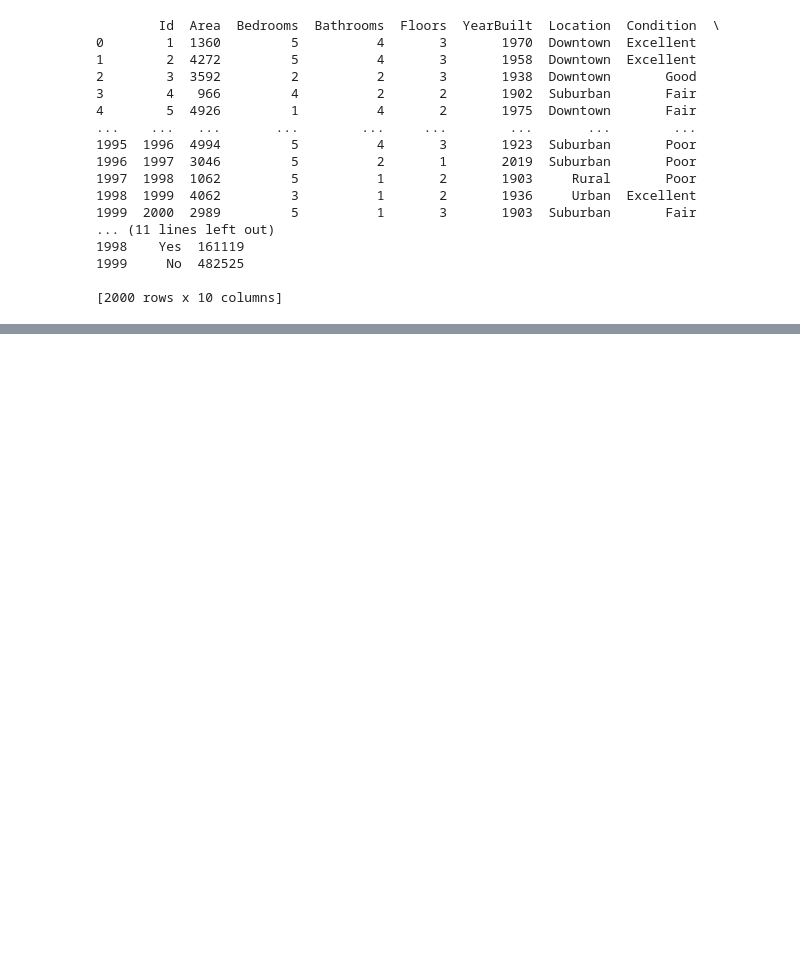
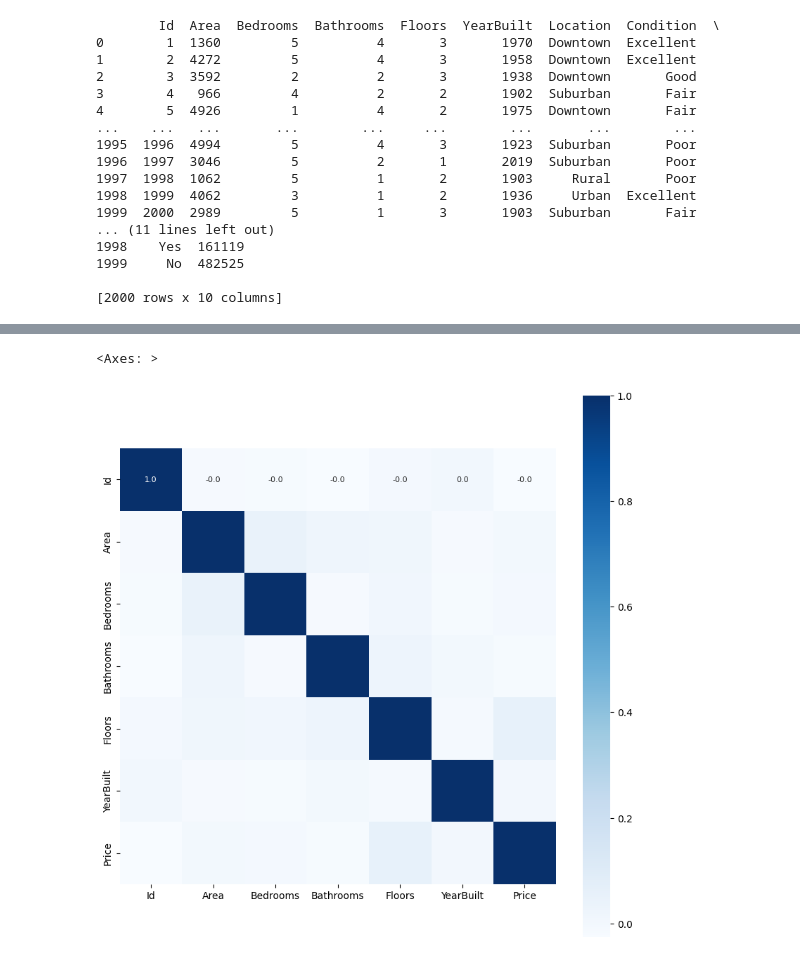
Before and after one commit to Rejina10-tech/ML_House-Price-Prediction, a Jupyter notebook: House Price Prediction.ipynb, the cells around one changed output, grey strips where cells are left out. Cells and saved outputs as stored; diff of their text form; code cells hidden in the pictures; blank space fills up the shorter version.

```diff
--- a/House Price Prediction.ipynb
+++ b/House Price Prediction.ipynb
@@ -122,0 +129,10 @@ print(data)
+# %%
+
+# Select only numeric columns
+numeric_data = data.select_dtypes(include=[np.number])
+
+# Compute the correlation matrix on the numeric data
+correlation = numeric_data.corr()
+
+# Display the correlation matrix
+print(correlation)
@@ -122,0 +157,8 @@ print(data)
+# %%
+import seaborn as sns
+
+plt.figure(figsize=(10,10))
+sns.heatmap(correlation, cbar=True, square=True, fmt='.1f', annot=True, annot_kws={'size':8}, cmap='Blues')
+# %% [output]
+<Axes: >
+[figure, added]
```
Also changed, not shown: parts of 23 cells of this notebook.
